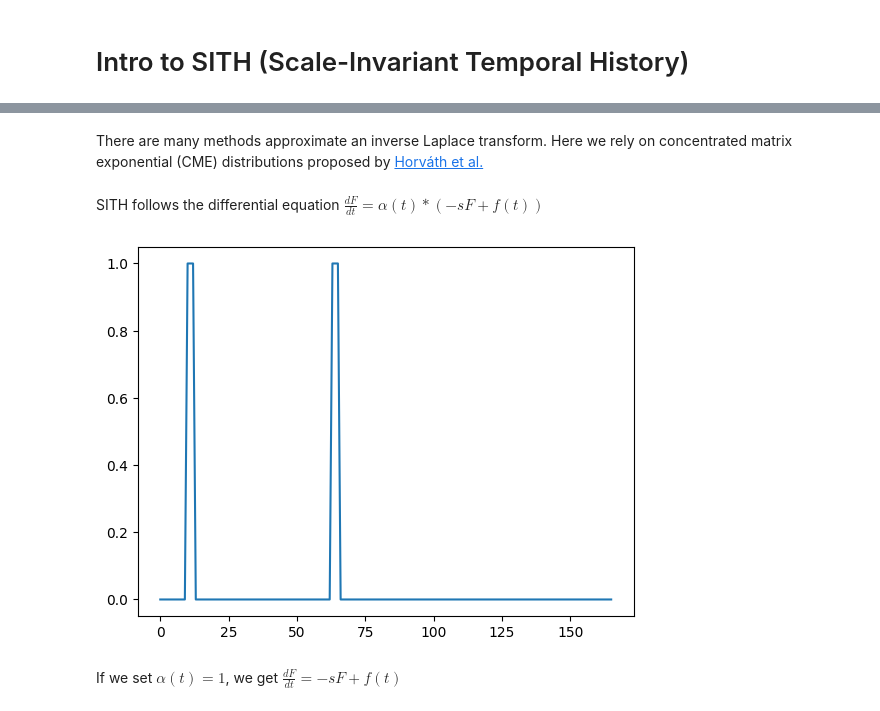
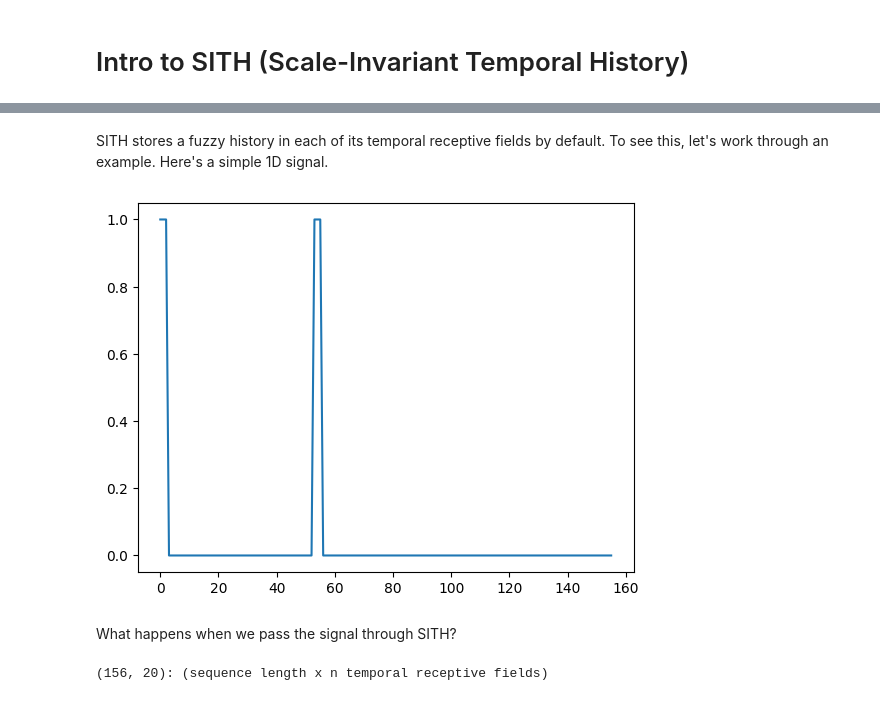
Before and after one commit to cs-hall/SITHshow, a Jupyter notebook: examples/sith_intro.ipynb, the cells around one changed output, grey strips where cells are left out. Cells and saved outputs as stored; diff of their text form; code cells hidden in the pictures.

Commit message:
longer sith intro

```diff
--- a/examples/sith_intro.ipynb
+++ b/examples/sith_intro.ipynb
@@ -4,12 +4,8 @@
 [![Open In Colab](https://colab.research.google.com/assets/colab-badge.svg)](https://colab.research.google.com/github/compmem/sithshow/blob/main/examples/cme_demo.ipynb)
 # %%
 !pip install -q SITHshow@git+https://github.com/compmem/SITHshow
-# %% [markdown]
-There are many methods approximate an inverse Laplace transform. Here we rely on concentrated matrix exponential (CME) distributions proposed by [Horváth et al.](https://www.sciencedirect.com/science/article/pii/S0166531619302457?via%3Dihub)
 # %%
 import jax
 import jax.numpy as jnp
 import matplotlib.pyplot as plt
 from sithshow import CMECell
-# %% [markdown]
-SITH follows the differential equation $\frac{dF}{dt} = \alpha(t)*(-sF + f(t))$
@@ -23,7 +12,32 @@ sith_cell = CMECell(in_size='scalar',
+# %% [markdown]
+SITH stores a fuzzy history in each of its temporal receptive fields by default. To see this, let's work through an example. Here's a simple 1D signal.
 # %%
-signal = jnp.concatenate([jnp.zeros(10), jnp.ones(3), jnp.zeros(50), jnp.ones(3), jnp.zeros(100)])
+signal = jnp.concatenate([jnp.ones(3), jnp.zeros(50), jnp.ones(3), jnp.zeros(100)])
 plt.plot(signal);
 # %% [output]
-[figure, old version]
+[figure, new version]
-# %% [markdown]
-If we set $\alpha(t) = 1$, we get $\frac{dF}{dt} = -sF + f(t)$
+# %% [markdown]
+What happens when we pass the signal through SITH?
+# %%
+sith_cell = CMECell(in_size='scalar',
+                    tau_min=1,
+                    tau_max=500,
+                    n_taus=20,
+                    max_fn_evals=10,
+                    g=0)
+
+def track_signal_over_time(signal):
+    def step(F, f):
+        F, til_f = sith_cell(F, f, alpha=jnp.ones_like(f))
+
+        return F, til_f
+
+    final_F, til_fs = jax.lax.scan(step, sith_cell.get_init_F(delta=False), signal)
+
+    return til_fs
+
+sith_output = track_signal_over_time(signal)
+
+print(f'{sith_output.shape}: (sequence length x n temporal receptive fields)')
+# %% [output]
+(156, 20): (sequence length x n temporal receptive fields)
```
Also changed, not shown: parts of 19 cells of this notebook, 1 other file.
